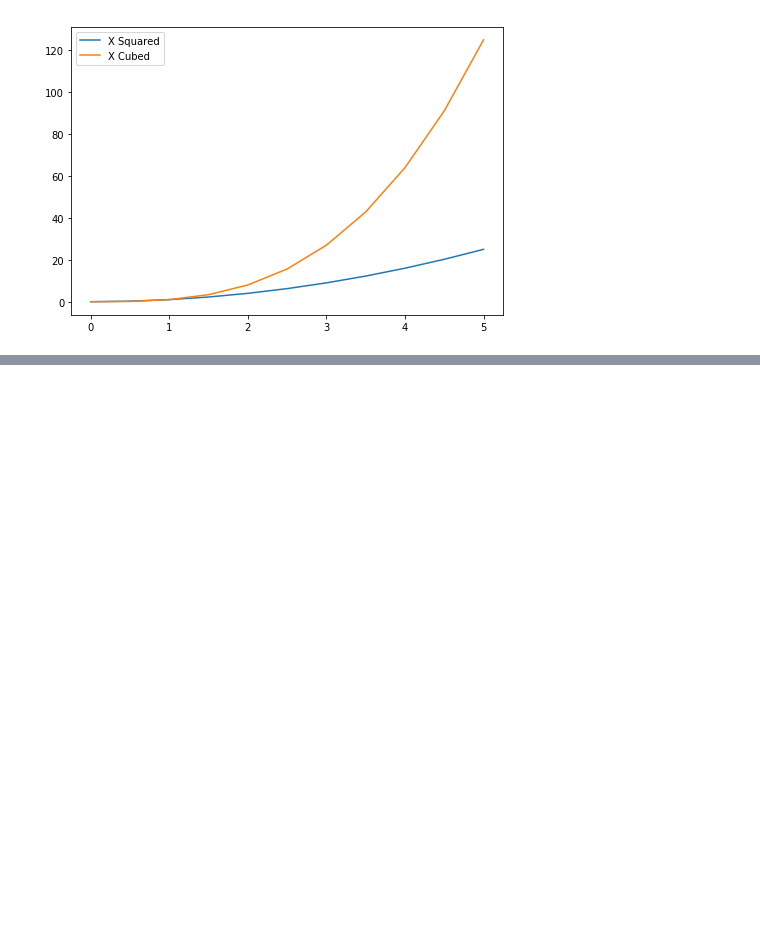
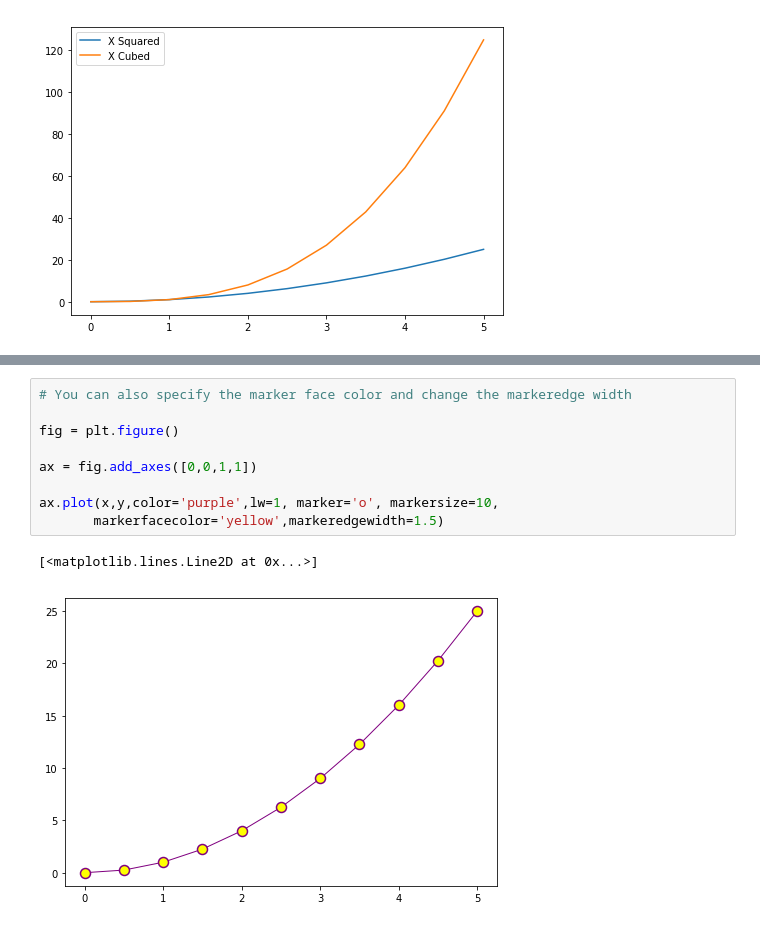
Before and after one commit to appwebtech/Data-Science, a Jupyter notebook: 4_data_visualization/Matplotlib.ipynb, the cells around one changed output, grey strips where cells are left out. Drawn from its saved outputs; the diff is of its cells as text; blank space fills up the shorter version.

```diff
--- a/4_data_visualization/Matplotlib.ipynb
+++ b/4_data_visualization/Matplotlib.ipynb
@@ -251,0 +296,12 @@ ax.legend()
+# %%
+# You can also specify the marker face color and change the markeredge width
+
+fig = plt.figure()
+
+ax = fig.add_axes([0,0,1,1])
+
+ax.plot(x,y,color='purple',lw=1, marker='o', markersize=10,
+       markerfacecolor='yellow',markeredgewidth=1.5)
+# %% [output]
+[<matplotlib.lines.Line2D at 0x...>]
+[figure, added]
```
Also changed, not shown: parts of 13 cells of this notebook, 1 other file.
